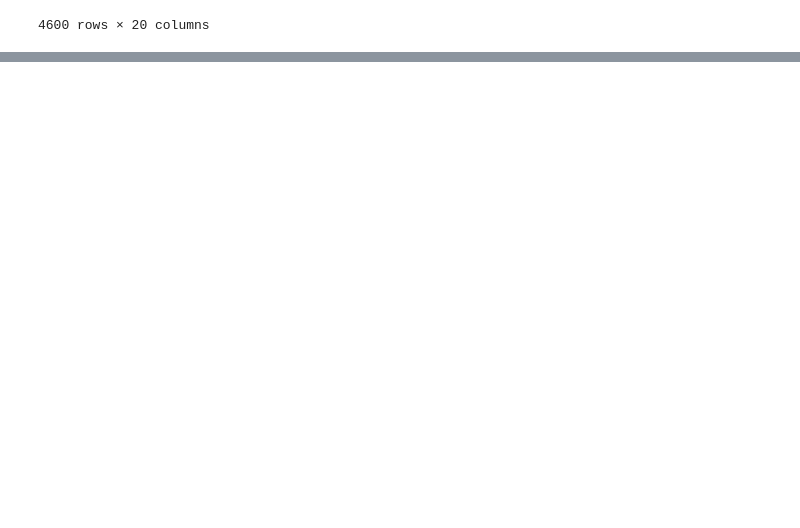
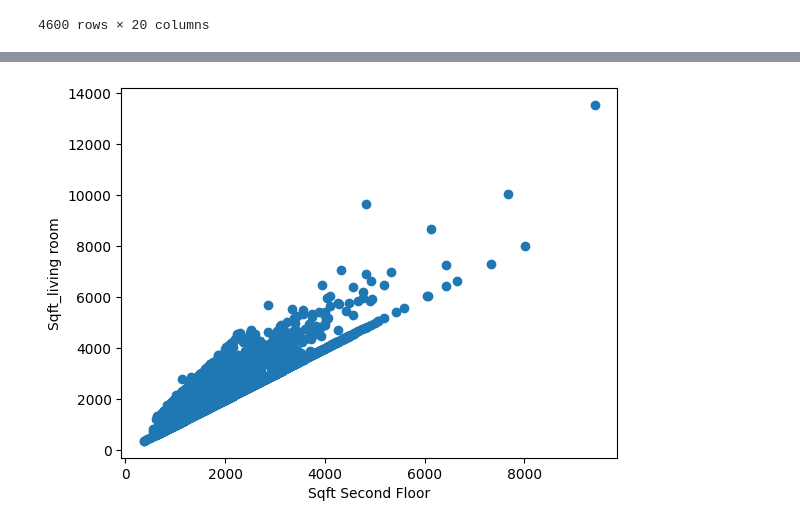
Before and after one commit to rahul-727/AML_EX1, a Jupyter notebook: 2348544_Ex1.ipynb, the cells around one changed output, grey strips where cells are left out. Saved outputs shown, nothing was run; the diff lists cells and outputs as text; code cells hidden in the pictures; blank space fills up the shorter version.

```diff
--- a/2348544_Ex1.ipynb
+++ b/2348544_Ex1.ipynb
@@ -172,0 +169,7 @@ plt.show()
+# %%
+plt.scatter(df['sqft_above'],df['sqft_living'])
+plt.xlabel('Sqft Second Floor')
+plt.ylabel('Sqft_living room')
+plt.show()
+# %% [output]
+[figure, added]
```
Also changed, not shown: parts of 15 cells of this notebook.
